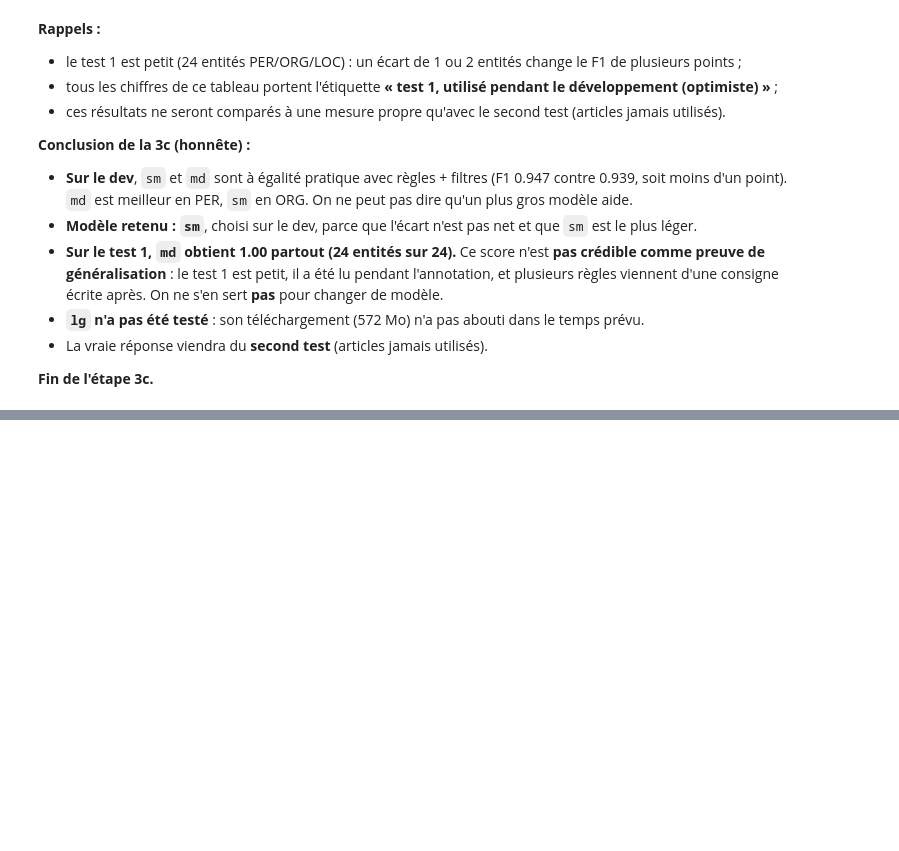
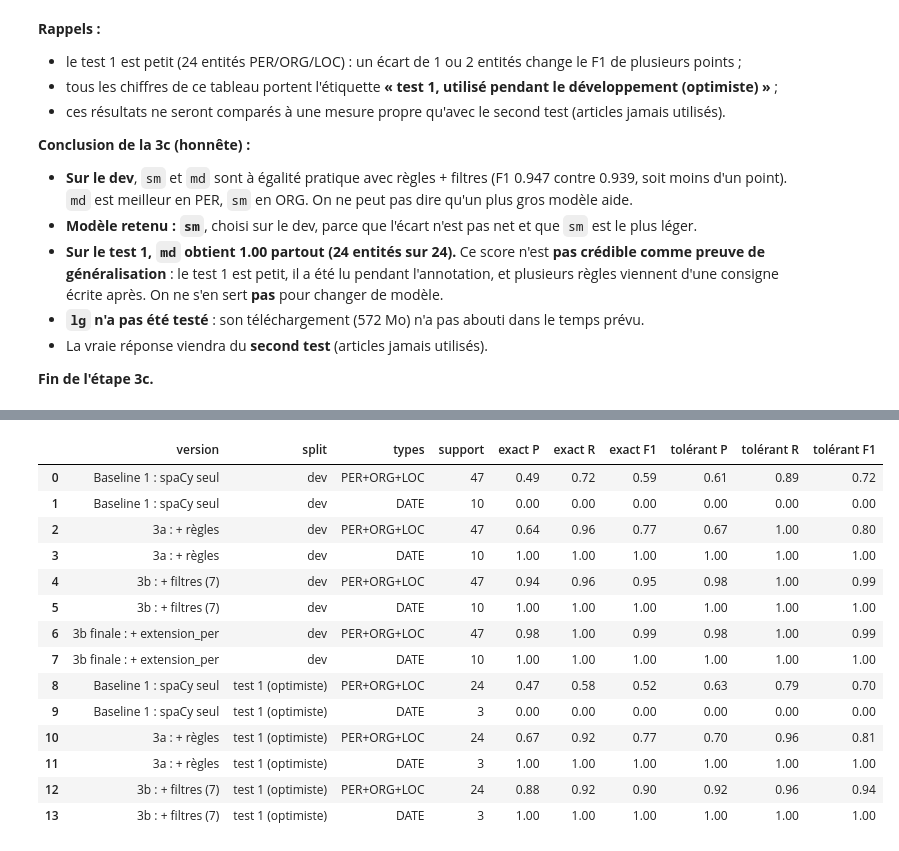
Before and after one commit to Mani26368/taln-ner-djibouti, a Jupyter notebook: notebooks/mako_ner_baseline.ipynb, the cells around one changed output, grey strips where cells are left out. Drawn from its saved outputs; the diff is of its cells as text; code cells hidden in the pictures; blank space fills up the shorter version.

Commit message:
3b finale gelée (extension_per) et score tolérant

```diff
--- a/notebooks/mako_ner_baseline.ipynb
+++ b/notebooks/mako_ner_baseline.ipynb
@@ -814,0 +827,15 @@ DATE (à part) : précision = 1.00, rappel = 1.00, F1 = 1.00, support = 3
+# %%
+from evaluate import evaluer_tolerant
+
+def predictions(groupes, filtres, textes):
+    return predire_types(R.construire(groupes=groupes, filtres=filtres), textes)
+
+pred_dev_3b = predictions(list(R.GROUPES), list(R.FILTRES), textes_dev)
+pred_dev_3bf = predictions(list(R.GROUPES), list(R.FILTRES_3B_FINAL), textes_dev)
+
+for nom, pred in [("3b (7 filtres)", pred_dev_3b), ("3b finale (+ extension_per)", pred_dev_3bf)]:
+    r = evaluer(filtrer(gold_dev, GARDES), filtrer(pred, GARDES))["TOUT"]
+    print(f"DEV {nom:28} exact : P={r[0]:.2f} R={r[1]:.2f} F1={r[2]:.2f}")
+
+changes = [i for i, a, b in zip(ids_dev, pred_dev_3b, pred_dev_3bf) if a != b]
+print("Segments dont la sortie change :", changes)
@@ -814,0 +856,48 @@ DATE (à part) : précision = 1.00, rappel = 1.00, F1 = 1.00, support = 3
+# %%
+def deux_scores(nom, gold_x, pred_x, split):
+    lignes = []
+    for libelle, types in [("PER+ORG+LOC", GARDES), ("DATE", ["DATE"])]:
+        g, p = filtrer(gold_x, types), filtrer(pred_x, types)
+        ex, to = evaluer(g, p), evaluer_tolerant(g, p)
+        cle = "TOUT" if libelle != "DATE" else "DATE"
+        if cle in ex:
+            e, t = ex[cle], to[cle]
+            lignes.append({"version": nom, "split": split, "types": libelle, "support": e[3],
+                           "exact P": e[0], "exact R": e[1], "exact F1": e[2],
+                           "tolérant P": t[0], "tolérant R": t[1], "tolérant F1": t[2]})
+    return lignes
+
+pred_dev_base = predire_types(spacy.load("fr_core_news_sm"), textes_dev)
+pred_dev_3a = predictions(list(R.GROUPES), None, textes_dev)
+
+lignes = []
+for nom, pred in [("Baseline 1 : spaCy seul", pred_dev_base), ("3a : + règles", pred_dev_3a),
+                  ("3b : + filtres (7)", pred_dev_3b), ("3b finale : + extension_per", pred_dev_3bf)]:
+    lignes += deux_scores(nom, gold_dev, pred, "dev")
+
+# test 1 : on réutilise les prédictions DÉJÀ calculées (aucune nouvelle mesure, 3b finale non mesurée ici)
+pred_test_base = predire_types(spacy.load("fr_core_news_sm"), textes_test)
+for nom, pred in [("Baseline 1 : spaCy seul", pred_test_base), ("3a : + règles", pred_test_3a),
+                  ("3b : + filtres (7)", pred_test_3b)]:
+    lignes += deux_scores(nom, gold_test, pred, "test 1 (optimiste)")
+
+tab = pd.DataFrame(lignes)
+colonnes_num = [c for c in tab.columns if c.startswith(("exact", "tolérant"))]
+tab[colonnes_num] = tab[colonnes_num].round(2)
+tab
+# %% [output]
+|  | version | split | types | support | exact P | exact R | exact F1 | tolérant P | tolérant R | tolérant F1 |
+| 0 | Baseline 1 : spaCy seul | dev | PER+ORG+LOC | 47 | 0.49 | 0.72 | 0.59 | 0.61 | 0.89 | 0.72 |
+| 1 | Baseline 1 : spaCy seul | dev | DATE | 10 | 0.00 | 0.00 | 0.00 | 0.00 | 0.00 | 0.00 |
+| 2 | 3a : + règles | dev | PER+ORG+LOC | 47 | 0.64 | 0.96 | 0.77 | 0.67 | 1.00 | 0.80 |
+| 3 | 3a : + règles | dev | DATE | 10 | 1.00 | 1.00 | 1.00 | 1.00 | 1.00 | 1.00 |
+| 4 | 3b : + filtres (7) | dev | PER+ORG+LOC | 47 | 0.94 | 0.96 | 0.95 | 0.98 | 1.00 | 0.99 |
+| 5 | 3b : + filtres (7) | dev | DATE | 10 | 1.00 | 1.00 | 1.00 | 1.00 | 1.00 | 1.00 |
+| 6 | 3b finale : + extension_per | dev | PER+ORG+LOC | 47 | 0.98 | 1.00 | 0.99 | 0.98 | 1.00 | 0.99 |
+| 7 | 3b finale : + extension_per | dev | DATE | 10 | 1.00 | 1.00 | 1.00 | 1.00 | 1.00 | 1.00 |
+| 8 | Baseline 1 : spaCy seul | test 1 (optimiste) | PER+ORG+LOC | 24 | 0.47 | 0.58 | 0.52 | 0.63 | 0.79 | 0.70 |
+| 9 | Baseline 1 : spaCy seul | test 1 (optimiste) | DATE | 3 | 0.00 | 0.00 | 0.00 | 0.00 | 0.00 | 0.00 |
+| 10 | 3a : + règles | test 1 (optimiste) | PER+ORG+LOC | 24 | 0.67 | 0.92 | 0.77 | 0.70 | 0.96 | 0.81 |
+| 11 | 3a : + règles | test 1 (optimiste) | DATE | 3 | 1.00 | 1.00 | 1.00 | 1.00 | 1.00 | 1.00 |
+| 12 | 3b : + filtres (7) | test 1 (optimiste) | PER+ORG+LOC | 24 | 0.88 | 0.92 | 0.90 | 0.92 | 0.96 | 0.94 |
+| 13 | 3b : + filtres (7) | test 1 (optimiste) | DATE | 3 | 1.00 | 1.00 | 1.00 | 1.00 | 1.00 | 1.00 |
```
Also changed, not shown: parts of 5 cells of this notebook, 2 other files.
